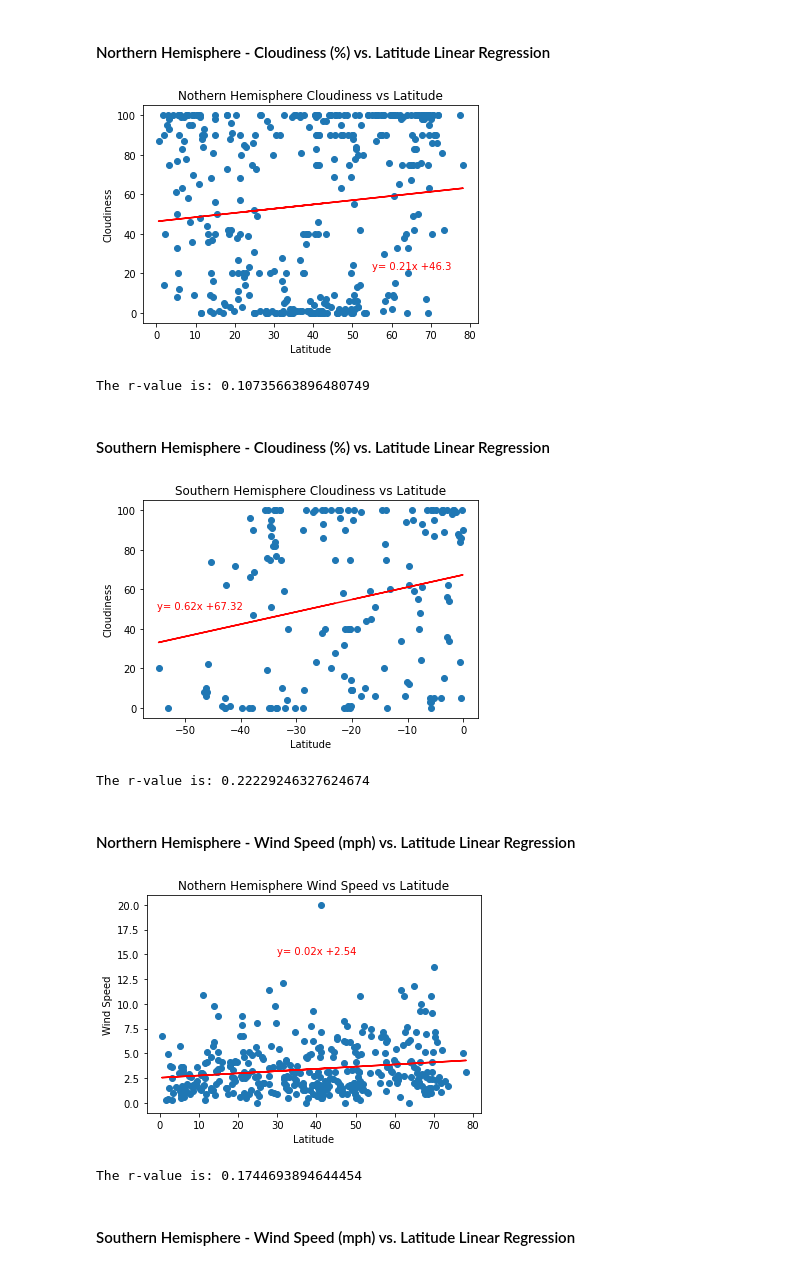
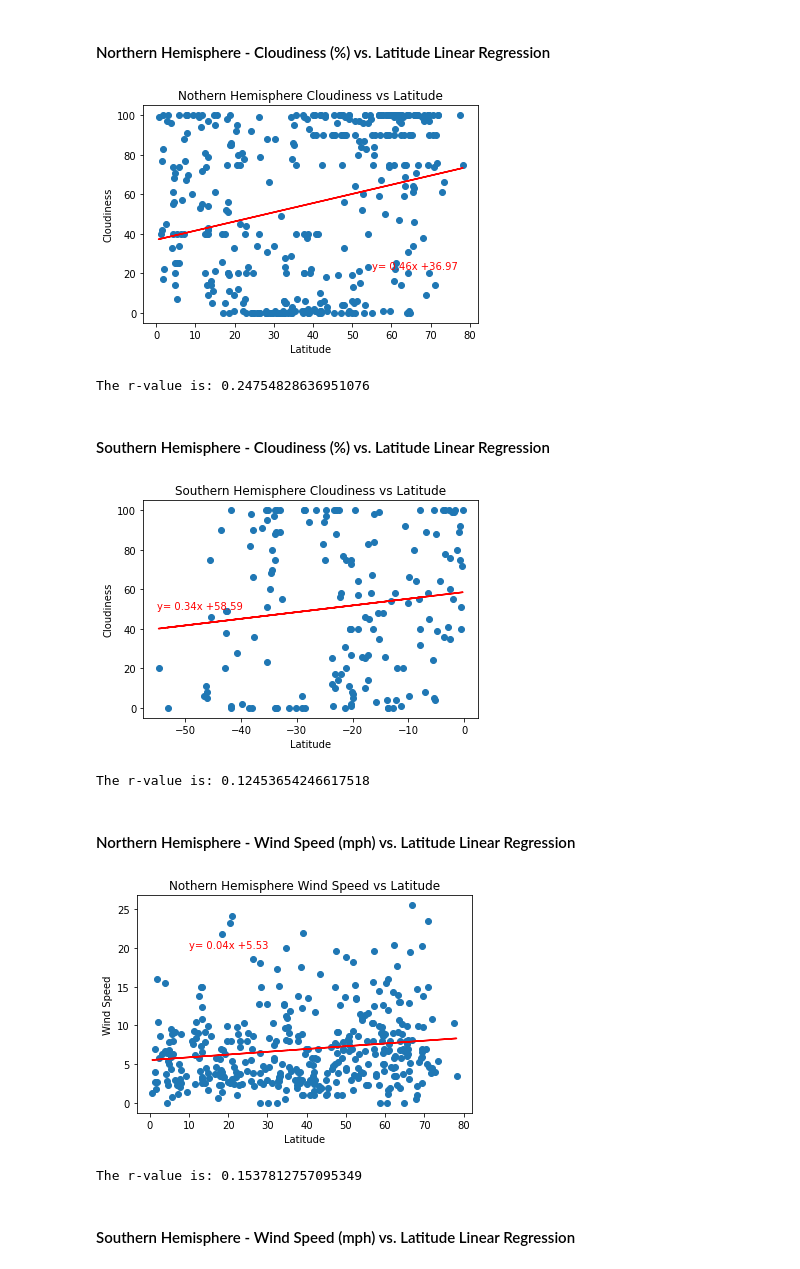
Before and after one commit to mandie021/python-api-challenge, a Jupyter notebook: WeatherPy.ipynb, the cells around one changed output. Drawn from its saved outputs; the diff is of its cells as text; code cells hidden in the pictures.

```diff
--- a/WeatherPy.ipynb
+++ b/WeatherPy.ipynb
@@ -77,6 +77,6 @@ cities
 # %%
 url = "http://api.openweathermap.org/data/2.5/weather?q="
-query_url = url + cities[0] + "&appid=" + weather_api_key
+query_url = url + cities[0] + "&appid=" + weather_api_key + "&units=imperial"
 
 response = requests.get(query_url)
 weather_json = response.json()
@@ -113,7 +113,7 @@ print("Beginning Data Retrieval")
 print("-----------------------------")
 #for loop for data with try "processing Record" and except "City not found. Skipping..."#
 for city in cities:
-    query_url = url + city + "&appid=" + weather_api_key
+    query_url = url + city + "&appid=" + weather_api_key + "&units=imperial"
     #get weather data
     response = requests.get(query_url)
     weather_json = response.json()
@@ -449,8 +449,8 @@ plt.savefig("WeatherPy/N_Clouds_Lat.png")
 plt.show()
 print(f"The r-value is: {rvalue}")
 # %% [output]
-[figure, old version]
+[figure, new version]
-The r-value is: 0.10735663896480749
+The r-value is: 0.24754828636951076
 # %% [markdown]
 ####  Southern Hemisphere - Cloudiness (%) vs. Latitude Linear Regression
 # %%
@@ -474,33 +474,33 @@ plt.savefig("WeatherPy/S_Clouds_Lat.png")
 plt.show()
 print(f"The r-value is: {rvalue}")
 # %% [output]
-[figure, old version]
+[figure, new version]
-The r-value is: 0.22229246327624674
+The r-value is: 0.12453654246617518
 # %% [markdown]
 ####  Northern Hemisphere - Wind Speed (mph) vs. Latitude Linear Regression
 # %%
 #scatter plot the r value Northern Hemisphere - wind vs. Latitude
 x_values = n_hemi["Latitude"]
 y_values = n_hemi["Wind Speed"]
 (slope, intercept, rvalue, pvalue, stderr) = linregress(x_values, y_values)
 regress_values = x_values * slope + intercept
 line_eq = "y= " + str(round(slope,2)) + "x +" + str(round(intercept,2))
 plt.scatter(x_values,y_values)
 plt.plot(x_values, regress_values, "r-")
 plt.title("Nothern Hemisphere Wind Speed vs Latitude")
 plt.xlabel("Latitude")
 plt.ylabel("Wind Speed")
-plt.annotate(line_eq,(30,15), color = "red")
+plt.annotate(line_eq,(10,20), color = "red")
 
 #save the figure
 plt.savefig("WeatherPy/N_Winds_Lat.png")
 
 #show plt
 plt.show()
 print(f"The r-value is: {rvalue}")
 # %% [output]
-[figure, old version]
+[figure, new version]
-The r-value is: 0.1744693894644454
+The r-value is: 0.1537812757095349
 # %% [markdown]
 ####  Southern Hemisphere - Wind Speed (mph) vs. Latitude Linear Regression
 # %%
```
Also changed, not shown: parts of 17 cells of this notebook, 13 other files.
